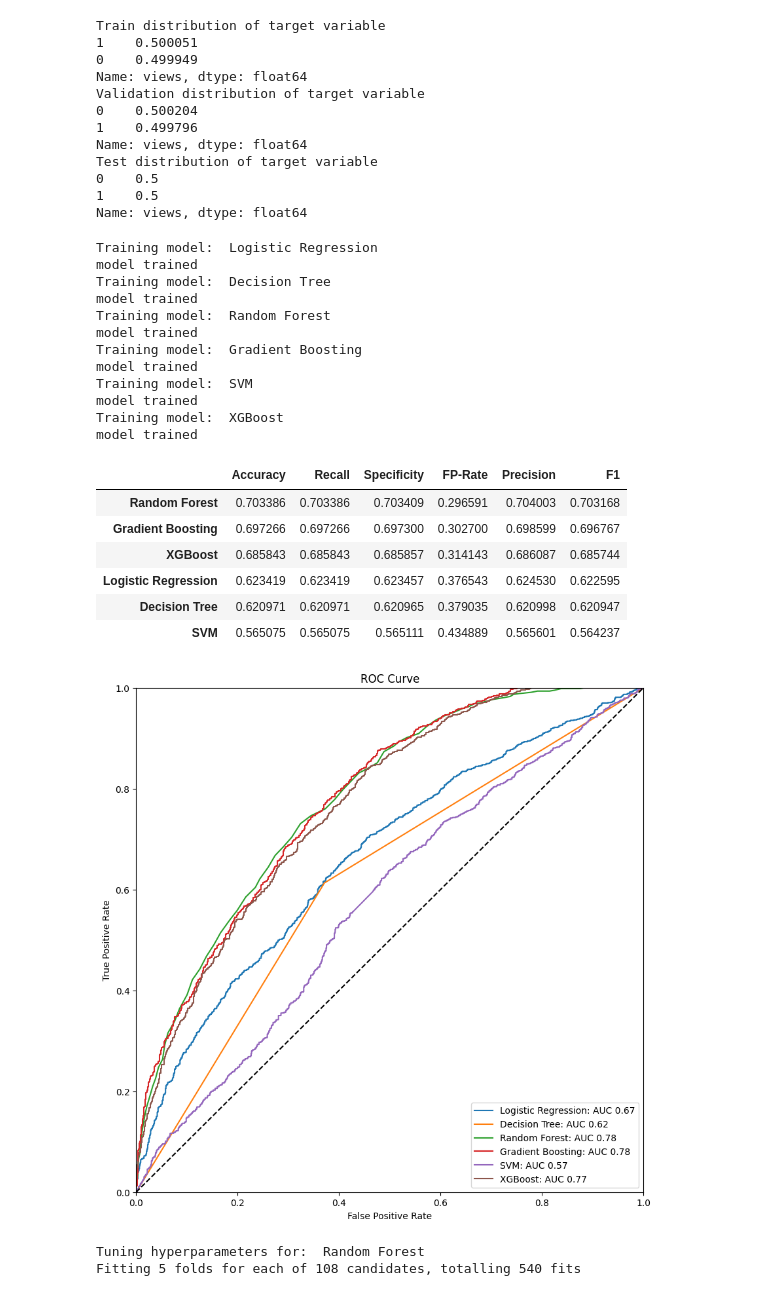
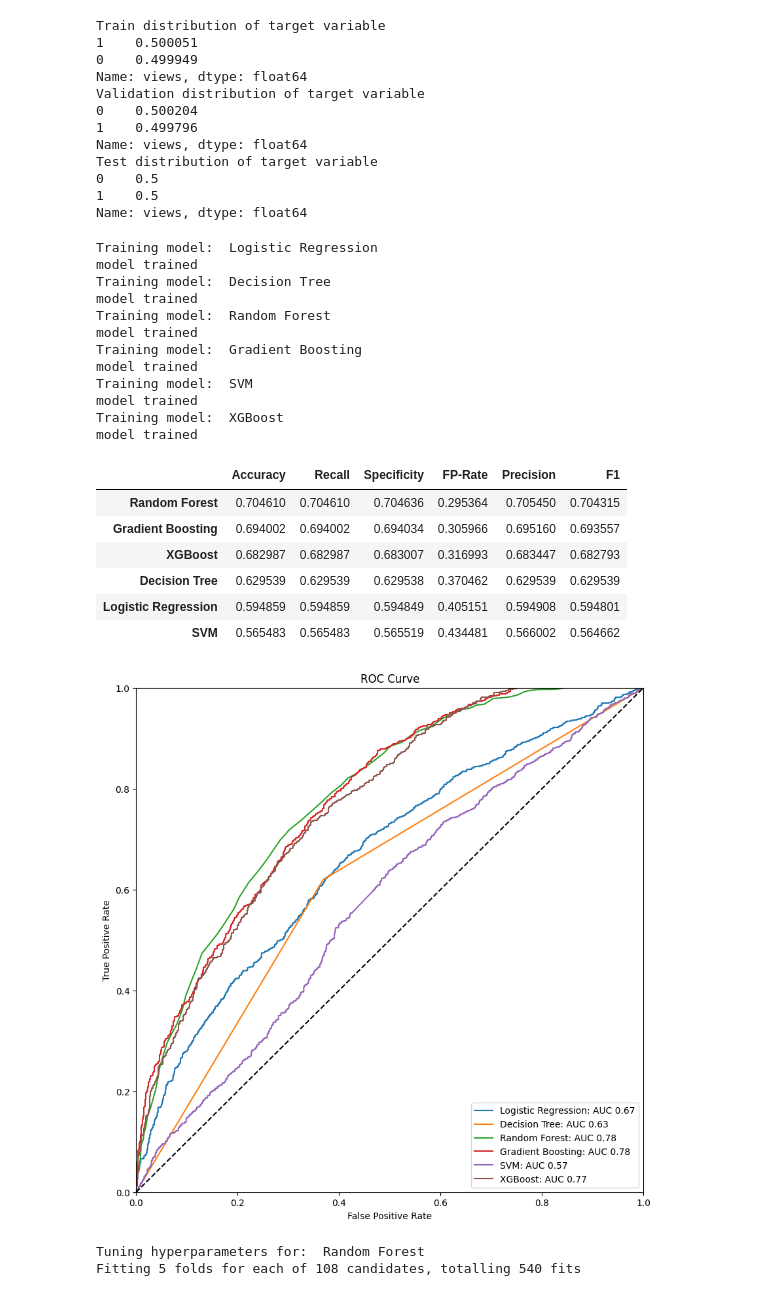
Before and after one commit to marcosdh1987/post-evaluator, a Jupyter notebook: notebooks/03-Model-Building.ipynb, the cells around one changed output. Saved outputs shown, nothing was run; the diff lists cells and outputs as text; code cells hidden in the pictures.

```diff
--- a/notebooks/03-Model-Building.ipynb
+++ b/notebooks/03-Model-Building.ipynb
@@ -157,7 +162,7 @@ models_gpu = {
 # fit and evaluate the models
 comparison = pd.DataFrame(columns=['Accuracy', 'Recall', 'Specificity', 'FP-Rate' ,'Precision', 'F1'])
 
-for name, model in models_gpu.items():
+for name, model in models.items():
     print("Training model: ",name)
     model.fit(X_train, y_train)
     results = model_evaluation(model, X_val, y_val)
@@ -181,35 +186,35 @@ model trained
 Training model:  XGBoost
 model trained
 |  | Accuracy | Recall | Specificity | FP-Rate | Precision | F1 |
-| Random Forest | 0.703386 | 0.703386 | 0.703409 | 0.296591 | 0.704003 | 0.703168 |
-| Gradient Boosting | 0.697266 | 0.697266 | 0.697300 | 0.302700 | 0.698599 | 0.696767 |
-| XGBoost | 0.685843 | 0.685843 | 0.685857 | 0.314143 | 0.686087 | 0.685744 |
-| Logistic Regression | 0.623419 | 0.623419 | 0.623457 | 0.376543 | 0.624530 | 0.622595 |
-| Decision Tree | 0.620971 | 0.620971 | 0.620965 | 0.379035 | 0.620998 | 0.620947 |
-| SVM | 0.565075 | 0.565075 | 0.565111 | 0.434889 | 0.565601 | 0.564237 |
+| Random Forest | 0.704610 | 0.704610 | 0.704636 | 0.295364 | 0.705450 | 0.704315 |
+| Gradient Boosting | 0.694002 | 0.694002 | 0.694034 | 0.305966 | 0.695160 | 0.693557 |
+| XGBoost | 0.682987 | 0.682987 | 0.683007 | 0.316993 | 0.683447 | 0.682793 |
+| Decision Tree | 0.629539 | 0.629539 | 0.629538 | 0.370462 | 0.629539 | 0.629539 |
+| Logistic Regression | 0.594859 | 0.594859 | 0.594849 | 0.405151 | 0.594908 | 0.594801 |
+| SVM | 0.565483 | 0.565483 | 0.565519 | 0.434481 | 0.566002 | 0.564662 |
 # %%
 #for model in models add trace roc curve and auc score
 
 from sklearn.metrics import roc_curve, auc
 import matplotlib.pyplot as plt
 
 #plot roc curve for each model
 plt.figure(figsize=(10, 10))
-for name, model in models_gpu.items():
+for name, model in models.items():
     y_pred = model.predict_proba(X_val)[:, 1]
     fpr, tpr, _ = roc_curve(y_val, y_pred)
     roc_auc = auc(fpr, tpr)
     plt.plot(fpr, tpr, label='%s: AUC %0.2f' % (name, roc_auc))
 plt.plot([0, 1], [0, 1], 'k--')
 plt.xlim([0.0, 1.0])
 plt.ylim([0.0, 1.0])
 plt.xlabel('False Positive Rate')
 plt.ylabel('True Positive Rate')
 plt.title('ROC Curve')
 plt.legend(loc="lower right")
 plt.show()
 # %% [output]
-[figure, old version]
+[figure, new version]
 # %%
 #top 3 models
 top_3_models = [comparison.sort_values(by='Accuracy', ascending=False).index[0],comparison.sort_values(by='Accuracy', ascending=False).index[1], comparison.sort_values(by='Accuracy', ascending=False).index[2]]
```
Also changed, not shown: parts of 7 cells of this notebook, 16 other files.
